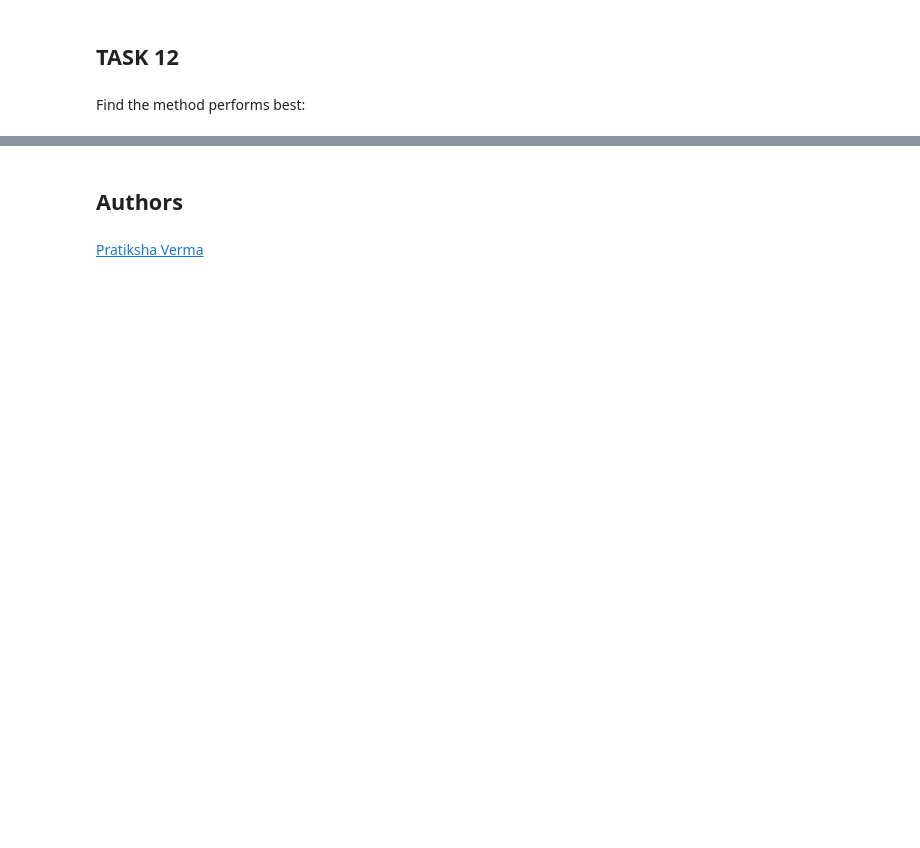
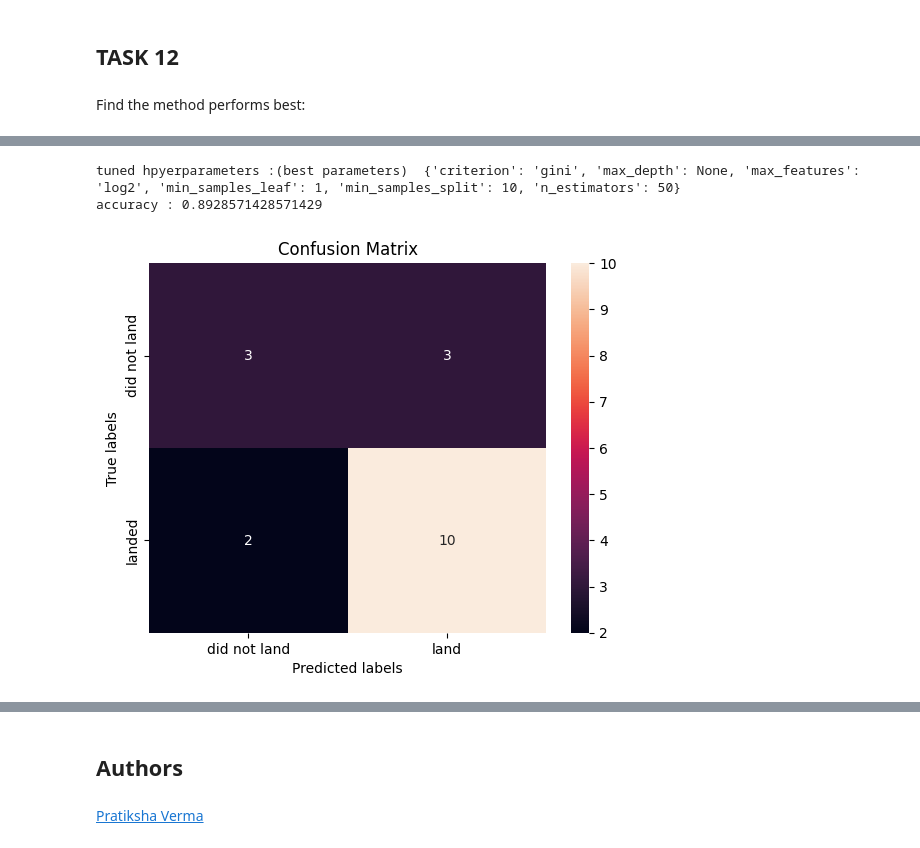
Before and after one commit to salvillas/IBM_DataScience, a Jupyter notebook: SpaceX-Machine-Learning-Prediction-Part-5-v1.ipynb, the cells around one changed output, grey strips where cells are left out. Drawn from its saved outputs; the diff is of its cells as text; code cells hidden in the pictures; blank space fills up the shorter version.

```diff
--- a/SpaceX-Machine-Learning-Prediction-Part-5-v1.ipynb
+++ b/SpaceX-Machine-Learning-Prediction-Part-5-v1.ipynb
@@ -491,0 +508,12 @@ plt.show()
+# %%
+parameters = {'criterion': ['gini', 'entropy', 'log_loss'],
+              'n_estimators': [50, 100, 200],
+              'max_depth': [None, 4, 6, 10, 20],
+              'min_samples_leaf': [1, 2, 4],
+              'min_samples_split': [2, 5, 10],
+              'max_features' : ['None', 'sqrt', 'log2']}
+
+RandomForest = RandomForestClassifier(random_state=42)
+# %%
+RandomForest_cv = GridSearchCV(RandomForest, parameters, cv=10, verbose=2)
+RandomForest_cv.fit(X_train, Y_train)
@@ -491,0 +565,7 @@ plt.show()
+# %%
+print("tuned hpyerparameters :(best parameters) ",RandomForest_cv.best_params_)
+print("accuracy :",RandomForest_cv.best_score_)
+RandomForest_trainaccuracy = RandomForest_cv.best_score_
+# %% [output]
+tuned hpyerparameters :(best parameters)  {'criterion': 'gini', 'max_depth': None, 'max_features': 'log2', 'min_samples_leaf': 1, 'min_samples_split': 10, 'n_estimators': 50}
+accuracy : 0.8928571428571429
@@ -491,0 +574,5 @@ plt.show()
+# %%
+yhat = RandomForest_cv.predict(X_test)
+plot_confusion_matrix(Y_test,yhat)
+# %% [output]
+[figure, added]
```
Also changed, not shown: parts of 21 cells of this notebook.
